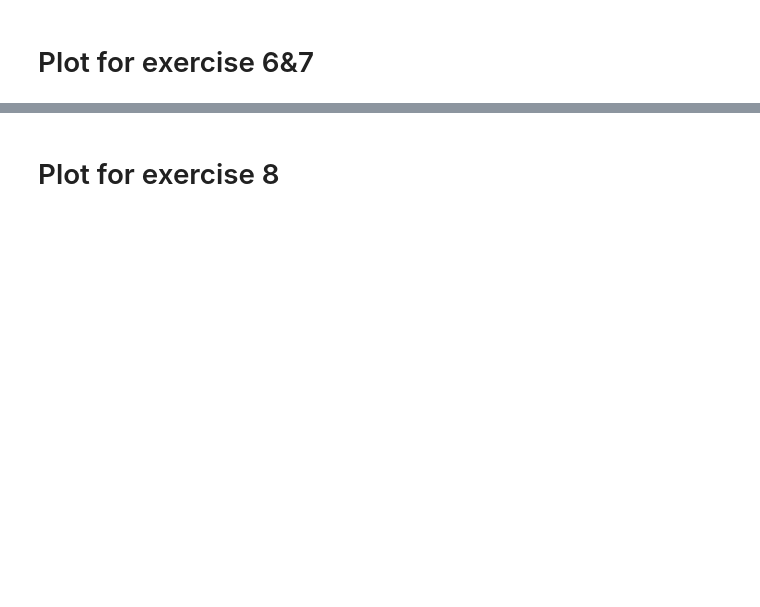
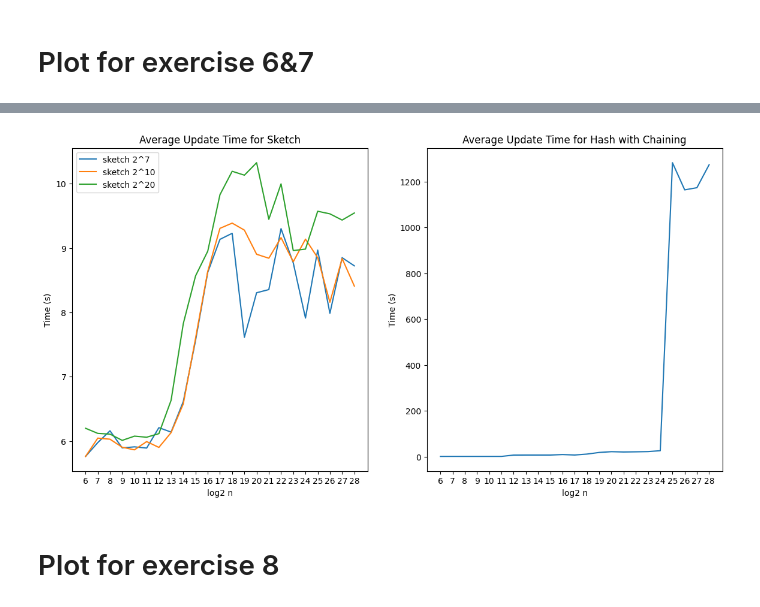
Before and after one commit to Sniperer/RA, a Jupyter notebook: plot_for_RA2.ipynb, the cells around one changed output, grey strips where cells are left out. Saved outputs shown, nothing was run; the diff lists cells and outputs as text; code cells hidden in the pictures; blank space fills up the shorter version.

```diff
--- a/plot_for_RA2.ipynb
+++ b/plot_for_RA2.ipynb
@@ -63,3 +67,23 @@ plt.show()
+# %%
+plt.figure(figsize=(14,7))
+plt.subplot(121)
+plt.plot(x,y2,label='sketch 2^7')
+plt.plot(x,y3,label='sketch 2^10')
+plt.plot(x,y4,label='sketch 2^20')
+plt.title("Average Update Time for Sketch")
+plt.xlabel("log2 n")
+plt.ylabel("Time (s)")
+plt.xticks(x)
+plt.legend(loc=2)
+plt.subplot(122)
+plt.plot(x,y1,label="hash with chaining")
+plt.xticks(x)
+plt.title("Average Update Time for Hash with Chaining")
+plt.xlabel("log2 n")
+plt.ylabel("Time (s)")
+plt.show()
+# %% [output]
+[figure, added]
 # %% [markdown]
 # Plot for exercise 8
 # %%
```
Also changed, not shown: parts of 6 cells of this notebook.
